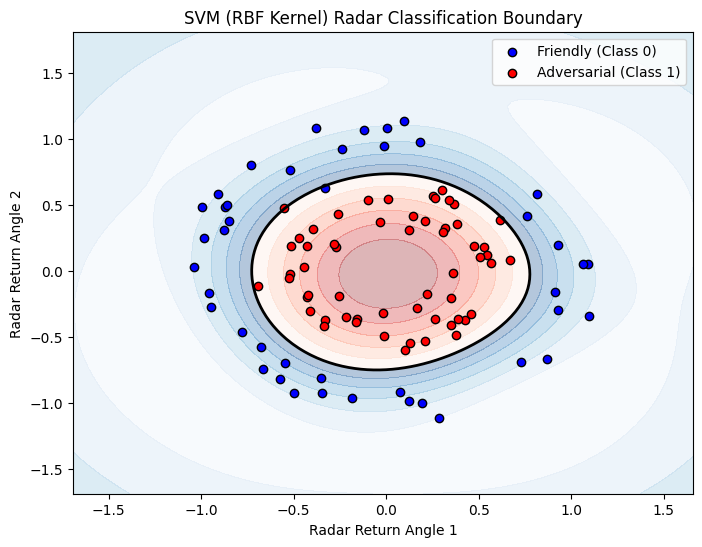
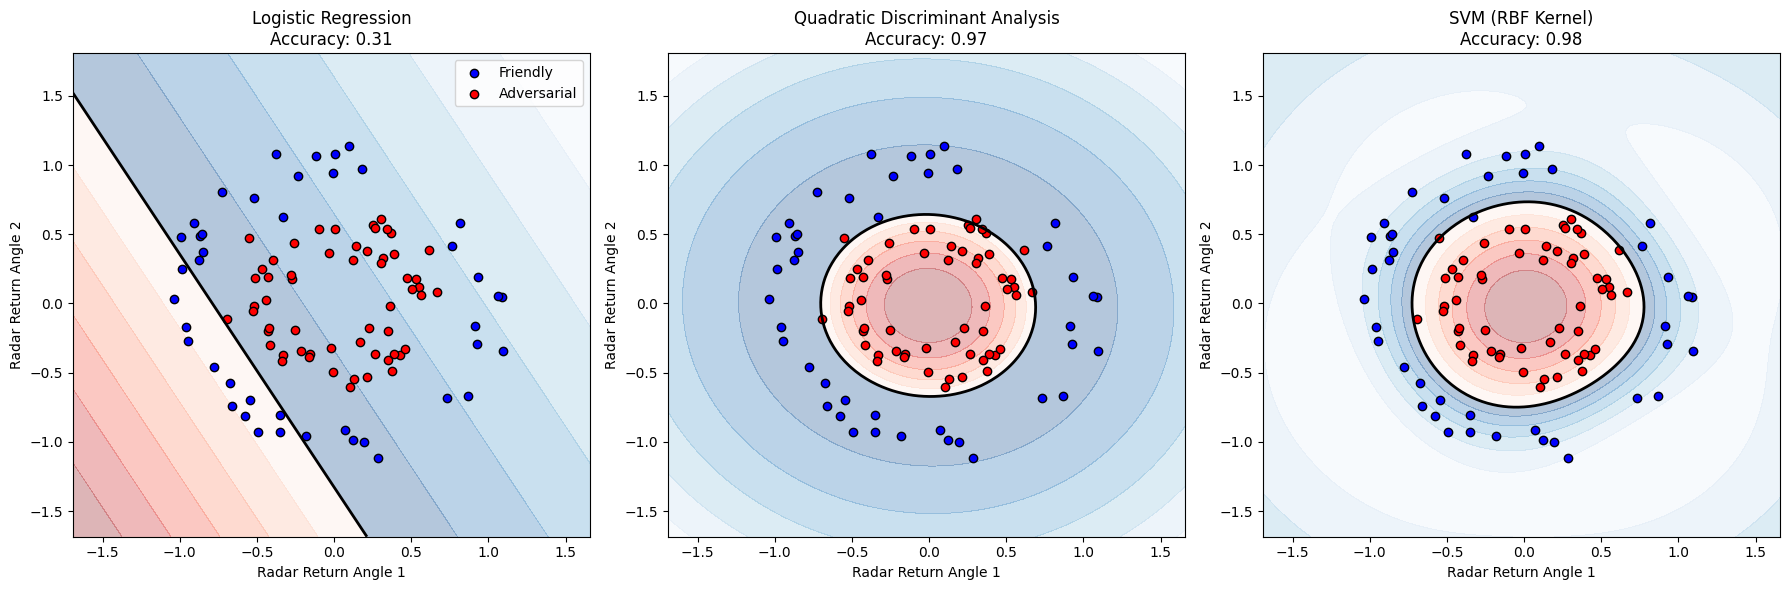
The notebook cell's code change between the first figure and the second:
--- before
+++ after
@@ -4,6 +4,8 @@
 from sklearn.datasets import make_circles
 from sklearn.model_selection import train_test_split
+from sklearn.linear_model import LogisticRegression
+from sklearn.discriminant_analysis import QuadraticDiscriminantAnalysis
 from sklearn.svm import SVC
-from sklearn.metrics import classification_report
+from sklearn.metrics import accuracy_score
 
 # 1. Generate Non-Linear Radar Data (Concentric circles representing flight envelopes)
@@ -18,29 +20,44 @@
 X_train_r, X_test_r, y_train_r, y_test_r = train_test_split(X_radar, y_radar, test_size=0.2, random_state=42)
 
-# 2. Train SVM with RBF (Radial Basis Function) Kernel
-svm = SVC(kernel='rbf', C=1.0)
-svm.fit(X_train_r, y_train_r)
+# 2. Train the Models
+log_reg = LogisticRegression().fit(X_train_r, y_train_r)
+qda = QuadraticDiscriminantAnalysis().fit(X_train_r, y_train_r)
+svm = SVC(kernel='rbf', C=1.0).fit(X_train_r, y_train_r)
 
-print("SVM Classification Report:")
-print(classification_report(y_test_r, svm.predict(X_test_r)))
-
-# 3. Plot the Non-Linear Decision Boundary
+# 3. Prepare the Meshgrid for Plotting Decision Boundaries
 xx, yy = np.meshgrid(np.linspace(X_radar[:,0].min()-0.5, X_radar[:,0].max()+0.5, 100),
                      np.linspace(X_radar[:,1].min()-0.5, X_radar[:,1].max()+0.5, 100))
-Z = svm.decision_function(np.c_[xx.ravel(), yy.ravel()])
-Z = Z.reshape(xx.shape)
 
-plt.figure(figsize=(8, 6))
-plt.contourf(xx, yy, Z, levels=np.linspace(Z.min(), 0, 7), cmap='Blues', alpha=0.3) # Friendly Zone
-plt.contourf(xx, yy, Z, levels=np.linspace(0, Z.max(), 7), cmap='Reds', alpha=0.3) # Adversarial Zone
-plt.contour(xx, yy, Z, levels=[0], linewidths=2, colors='black') # Decision Boundary
+models = [log_reg, qda, svm]
+titles = ['Logistic Regression', 'Quadratic Discriminant Analysis', 'SVM (RBF Kernel)']
+fig, axes = plt.subplots(1, 3, figsize=(18, 6))
 
-# Scatter the test data
-plt.scatter(X_test_r[y_test_r == 0, 0], X_test_r[y_test_r == 0, 1], color='blue', label='Friendly (Class 0)', edgecolors='k')
-plt.scatter(X_test_r[y_test_r == 1, 0], X_test_r[y_test_r == 1, 1], color='red', label='Adversarial (Class 1)', edgecolors='k')
+# 4. Plot each model's decision boundary
+for i, ax in enumerate(axes):
+    model = models[i]
+    
+    # Calculate decision function or probabilities
+    if hasattr(model, "decision_function"):
+        Z = model.decision_function(np.c_[xx.ravel(), yy.ravel()])
+    else:
+        Z = model.predict_proba(np.c_[xx.ravel(), yy.ravel()])[:, 1] - 0.5
+        
+    Z = Z.reshape(xx.shape)
+    
+    # Draw contours
+    ax.contourf(xx, yy, Z, levels=np.linspace(Z.min(), 0, 7), cmap='Blues', alpha=0.3) # Friendly Zone
+    ax.contourf(xx, yy, Z, levels=np.linspace(0, Z.max(), 7), cmap='Reds', alpha=0.3) # Adversarial Zone
+    ax.contour(xx, yy, Z, levels=[0], linewidths=2, colors='black') # Decision Boundary
+    
+    # Scatter test data
+    ax.scatter(X_test_r[y_test_r == 0, 0], X_test_r[y_test_r == 0, 1], color='blue', label='Friendly', edgecolors='k')
+    ax.scatter(X_test_r[y_test_r == 1, 0], X_test_r[y_test_r == 1, 1], color='red', label='Adversarial', edgecolors='k')
+    
+    acc = accuracy_score(y_test_r, model.predict(X_test_r))
+    ax.set_title(f"{titles[i]}\nAccuracy: {acc:.2f}")
+    ax.set_xlabel('Radar Return Angle 1')
+    ax.set_ylabel('Radar Return Angle 2')
 
-plt.title('SVM (RBF Kernel) Radar Classification Boundary')
-plt.xlabel('Radar Return Angle 1')
-plt.ylabel('Radar Return Angle 2')
-plt.legend()
+axes[0].legend(loc='upper right')
+plt.tight_layout()
 plt.show()

Commit: Updated LDA,QDA, SVM.